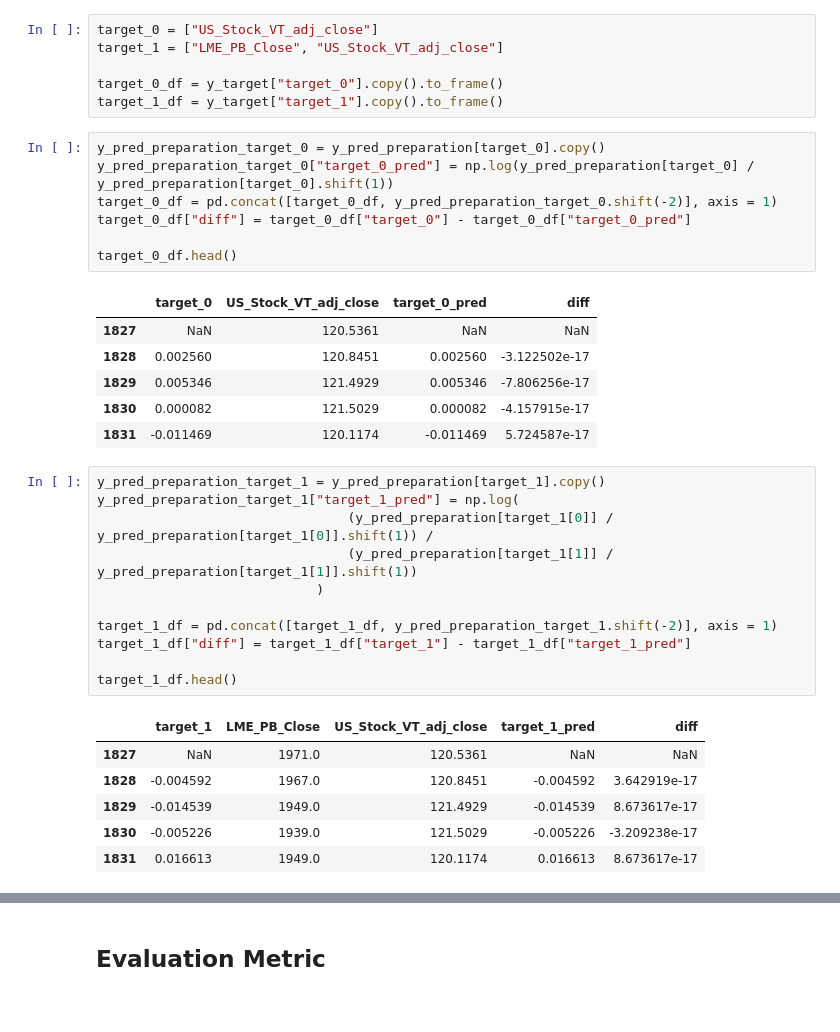
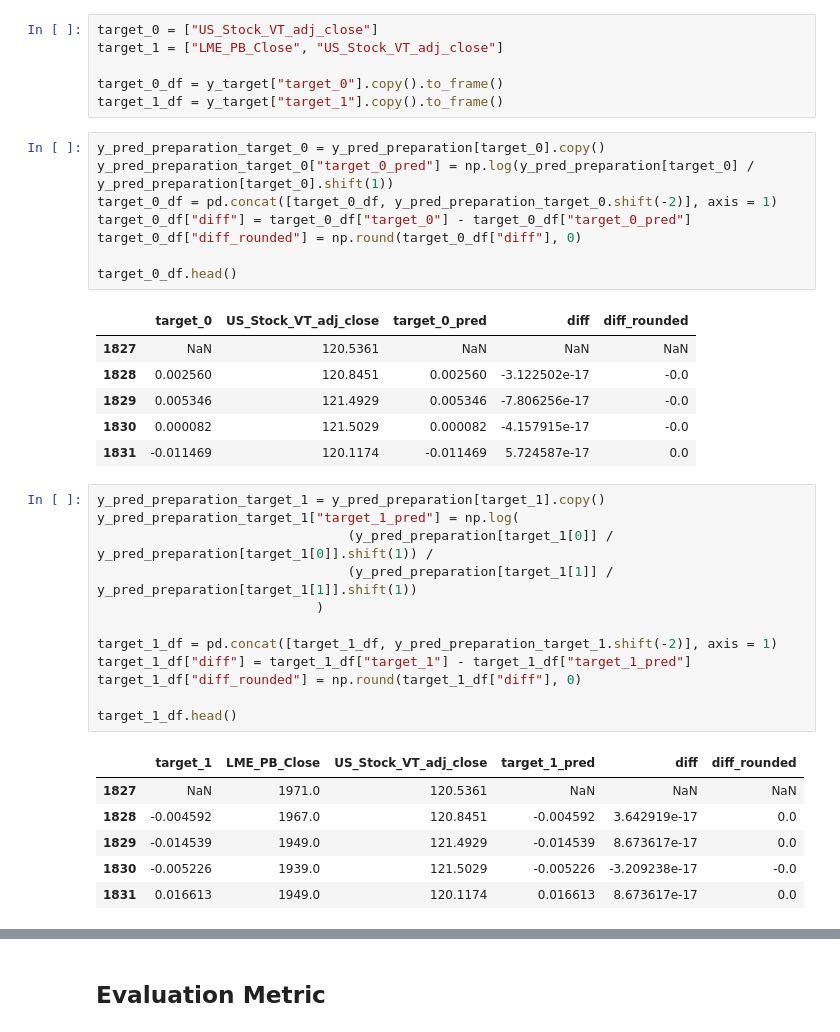
Before and after one commit to RobinWesselmann/mitsui_pred_challenge, a Jupyter notebook: notebooks/EDA_First_look.ipynb, the cells around one changed output, grey strips where cells are left out. Drawn from its saved outputs; the diff is of its cells as text.

```diff
--- a/notebooks/EDA_First_look.ipynb
+++ b/notebooks/EDA_First_look.ipynb
@@ -219,30 +219,32 @@ y_pred_preparation_target_0 = y_pred_preparation[target_0].copy()
 y_pred_preparation_target_0["target_0_pred"] = np.log(y_pred_preparation[target_0] / y_pred_preparation[target_0].shift(1))
 target_0_df = pd.concat([target_0_df, y_pred_preparation_target_0.shift(-2)], axis = 1)
 target_0_df["diff"] = target_0_df["target_0"] - target_0_df["target_0_pred"]
+target_0_df["diff_rounded"] = np.round(target_0_df["diff"], 0)
 
 target_0_df.head()
 # %% [output]
-|  | target_0 | US_Stock_VT_adj_close | target_0_pred | diff |
-| 1827 | NaN | 120.5361 | NaN | NaN |
-| 1828 | 0.002560 | 120.8451 | 0.002560 | -3.122502e-17 |
-| 1829 | 0.005346 | 121.4929 | 0.005346 | -7.806256e-17 |
-| 1830 | 0.000082 | 121.5029 | 0.000082 | -4.157915e-17 |
-| 1831 | -0.011469 | 120.1174 | -0.011469 | 5.724587e-17 |
+|  | target_0 | US_Stock_VT_adj_close | target_0_pred | diff | diff_rounded |
+| 1827 | NaN | 120.5361 | NaN | NaN | NaN |
+| 1828 | 0.002560 | 120.8451 | 0.002560 | -3.122502e-17 | -0.0 |
+| 1829 | 0.005346 | 121.4929 | 0.005346 | -7.806256e-17 | -0.0 |
+| 1830 | 0.000082 | 121.5029 | 0.000082 | -4.157915e-17 | -0.0 |
+| 1831 | -0.011469 | 120.1174 | -0.011469 | 5.724587e-17 | 0.0 |
 # %%
 y_pred_preparation_target_1 = y_pred_preparation[target_1].copy()
 y_pred_preparation_target_1["target_1_pred"] = np.log(
                                 (y_pred_preparation[target_1[0]] / y_pred_preparation[target_1[0]].shift(1)) /
                                 (y_pred_preparation[target_1[1]] / y_pred_preparation[target_1[1]].shift(1))
                             )
 
 target_1_df = pd.concat([target_1_df, y_pred_preparation_target_1.shift(-2)], axis = 1)
 target_1_df["diff"] = target_1_df["target_1"] - target_1_df["target_1_pred"]
+target_1_df["diff_rounded"] = np.round(target_1_df["diff"], 0)
 
 target_1_df.head()
 # %% [output]
-|  | target_1 | LME_PB_Close | US_Stock_VT_adj_close | target_1_pred | diff |
-| 1827 | NaN | 1971.0 | 120.5361 | NaN | NaN |
-| 1828 | -0.004592 | 1967.0 | 120.8451 | -0.004592 | 3.642919e-17 |
-| 1829 | -0.014539 | 1949.0 | 121.4929 | -0.014539 | 8.673617e-17 |
-| 1830 | -0.005226 | 1939.0 | 121.5029 | -0.005226 | -3.209238e-17 |
-| 1831 | 0.016613 | 1949.0 | 120.1174 | 0.016613 | 8.673617e-17 |
+|  | target_1 | LME_PB_Close | US_Stock_VT_adj_close | target_1_pred | diff | diff_rounded |
+| 1827 | NaN | 1971.0 | 120.5361 | NaN | NaN | NaN |
+| 1828 | -0.004592 | 1967.0 | 120.8451 | -0.004592 | 3.642919e-17 | 0.0 |
+| 1829 | -0.014539 | 1949.0 | 121.4929 | -0.014539 | 8.673617e-17 | 0.0 |
+| 1830 | -0.005226 | 1939.0 | 121.5029 | -0.005226 | -3.209238e-17 | -0.0 |
+| 1831 | 0.016613 | 1949.0 | 120.1174 | 0.016613 | 8.673617e-17 | 0.0 |
```
Also changed, not shown: parts of 2 cells of this notebook, 1 other file.
